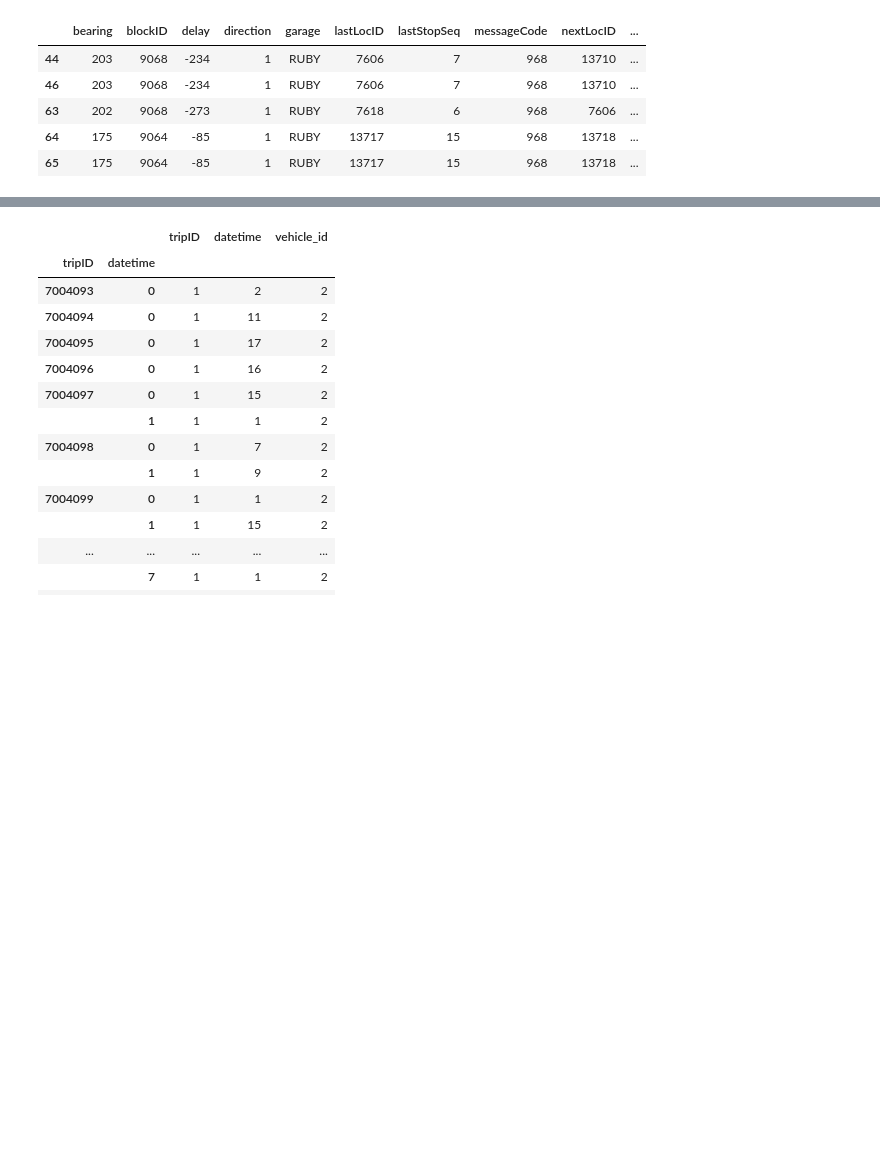
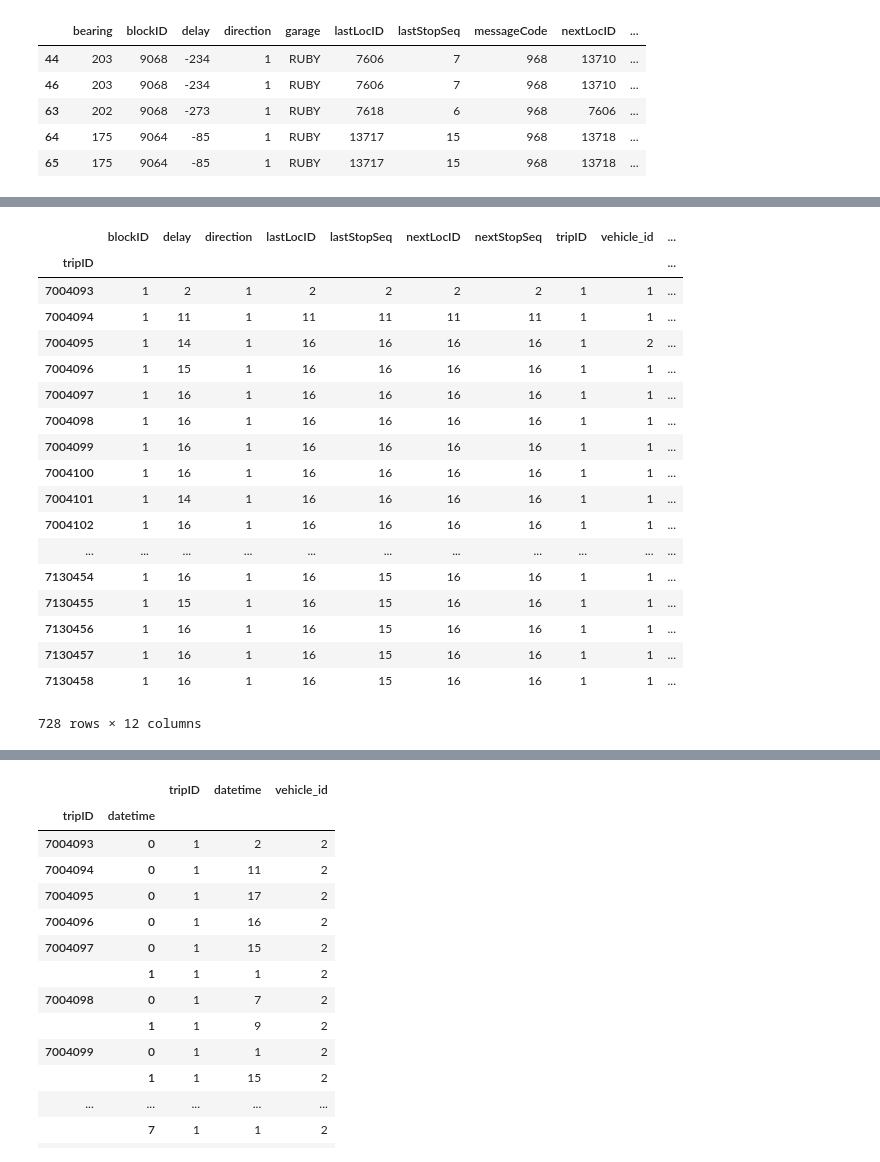
Before and after one commit to matthewgiem/Portland_TriMet, a Jupyter notebook: Orange Line.ipynb, the cells around one changed output, grey strips where cells are left out. Saved outputs shown, nothing was run; the diff lists cells and outputs as text; code cells hidden in the pictures; blank space fills up the shorter version.

```diff
--- a/Orange Line.ipynb
+++ b/Orange Line.ipynb
@@ -76,0 +110,2 @@ orange = jan.loc[jan.signMessageLong == 'MAX  Orange Line to Milwaukie'].copy()
+# %%
+orange.sort_values(['datetime', 'vehicle_id'], inplace=True)
@@ -76,0 +121,2 @@ orange = jan.loc[jan.signMessageLong == 'MAX  Orange Line to Milwaukie'].copy()
+# %%
+orange.drop_duplicates(subset=['datetime', 'tripID'], inplace=True)
@@ -76,0 +138,22 @@ orange = jan.loc[jan.signMessageLong == 'MAX  Orange Line to Milwaukie'].copy()
+# %%
+orange.groupby(orange.tripID).nunique()
+# %% [output]
+|  | blockID | delay | direction | lastLocID | lastStopSeq | nextLocID | nextStopSeq | tripID | vehicle_id | ... |
+| tripID |  |  |  |  |  |  |  |  |  | ... |
+| 7004093 | 1 | 2 | 1 | 2 | 2 | 2 | 2 | 1 | 1 | ... |
+| 7004094 | 1 | 11 | 1 | 11 | 11 | 11 | 11 | 1 | 1 | ... |
+| 7004095 | 1 | 14 | 1 | 16 | 16 | 16 | 16 | 1 | 2 | ... |
+| 7004096 | 1 | 15 | 1 | 16 | 16 | 16 | 16 | 1 | 1 | ... |
+| 7004097 | 1 | 16 | 1 | 16 | 16 | 16 | 16 | 1 | 1 | ... |
+| 7004098 | 1 | 16 | 1 | 16 | 16 | 16 | 16 | 1 | 1 | ... |
+| 7004099 | 1 | 16 | 1 | 16 | 16 | 16 | 16 | 1 | 1 | ... |
+| 7004100 | 1 | 16 | 1 | 16 | 16 | 16 | 16 | 1 | 1 | ... |
+| 7004101 | 1 | 14 | 1 | 16 | 16 | 16 | 16 | 1 | 1 | ... |
+| 7004102 | 1 | 16 | 1 | 16 | 16 | 16 | 16 | 1 | 1 | ... |
+| ... | ... | ... | ... | ... | ... | ... | ... | ... | ... | ... |
+| 7130454 | 1 | 16 | 1 | 16 | 15 | 16 | 16 | 1 | 1 | ... |
+| 7130455 | 1 | 15 | 1 | 16 | 15 | 16 | 16 | 1 | 1 | ... |
+| 7130456 | 1 | 16 | 1 | 16 | 15 | 16 | 16 | 1 | 1 | ... |
+| 7130457 | 1 | 16 | 1 | 16 | 15 | 16 | 16 | 1 | 1 | ... |
+| 7130458 | 1 | 16 | 1 | 16 | 15 | 16 | 16 | 1 | 1 | ... |
+728 rows × 12 columns
```
Also changed, not shown: parts of 14 cells of this notebook.
